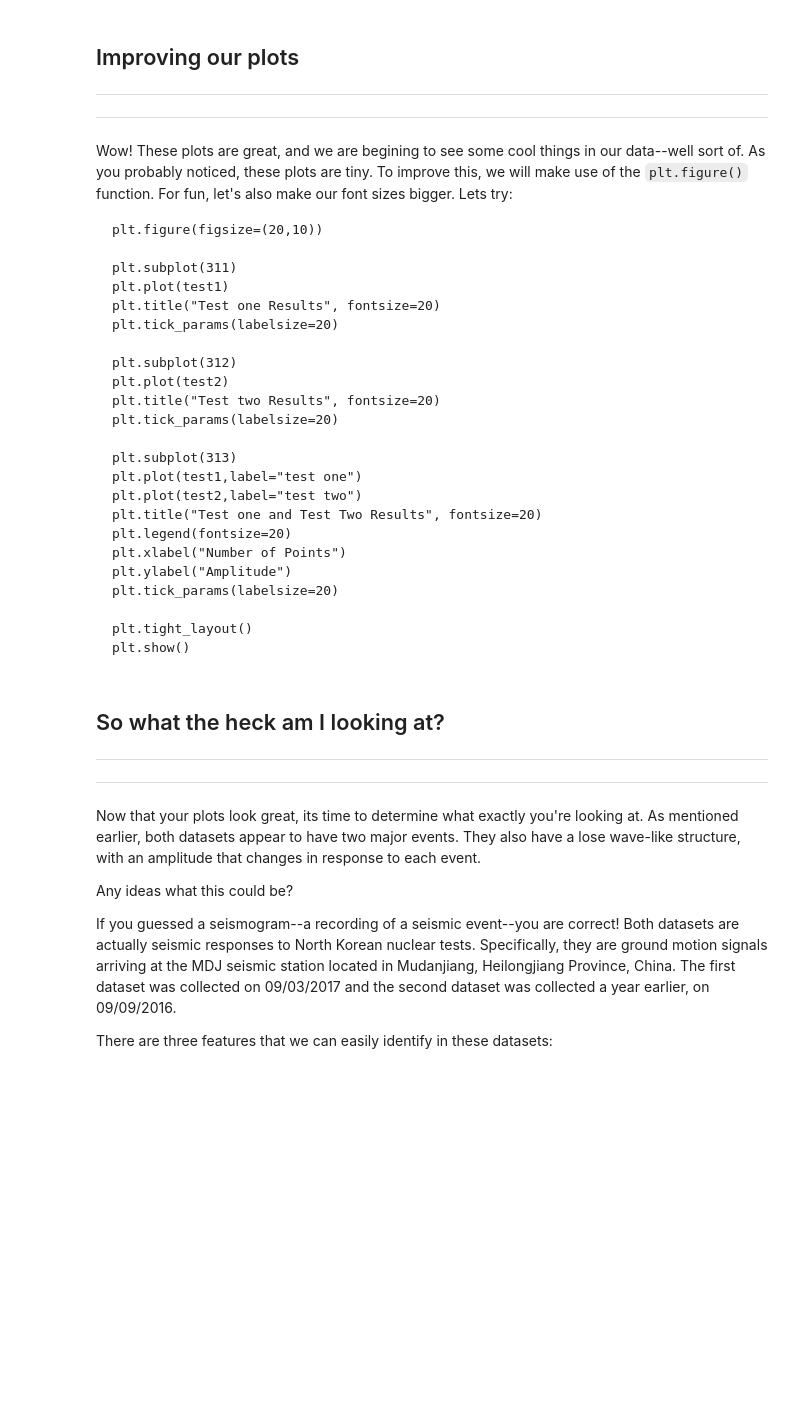
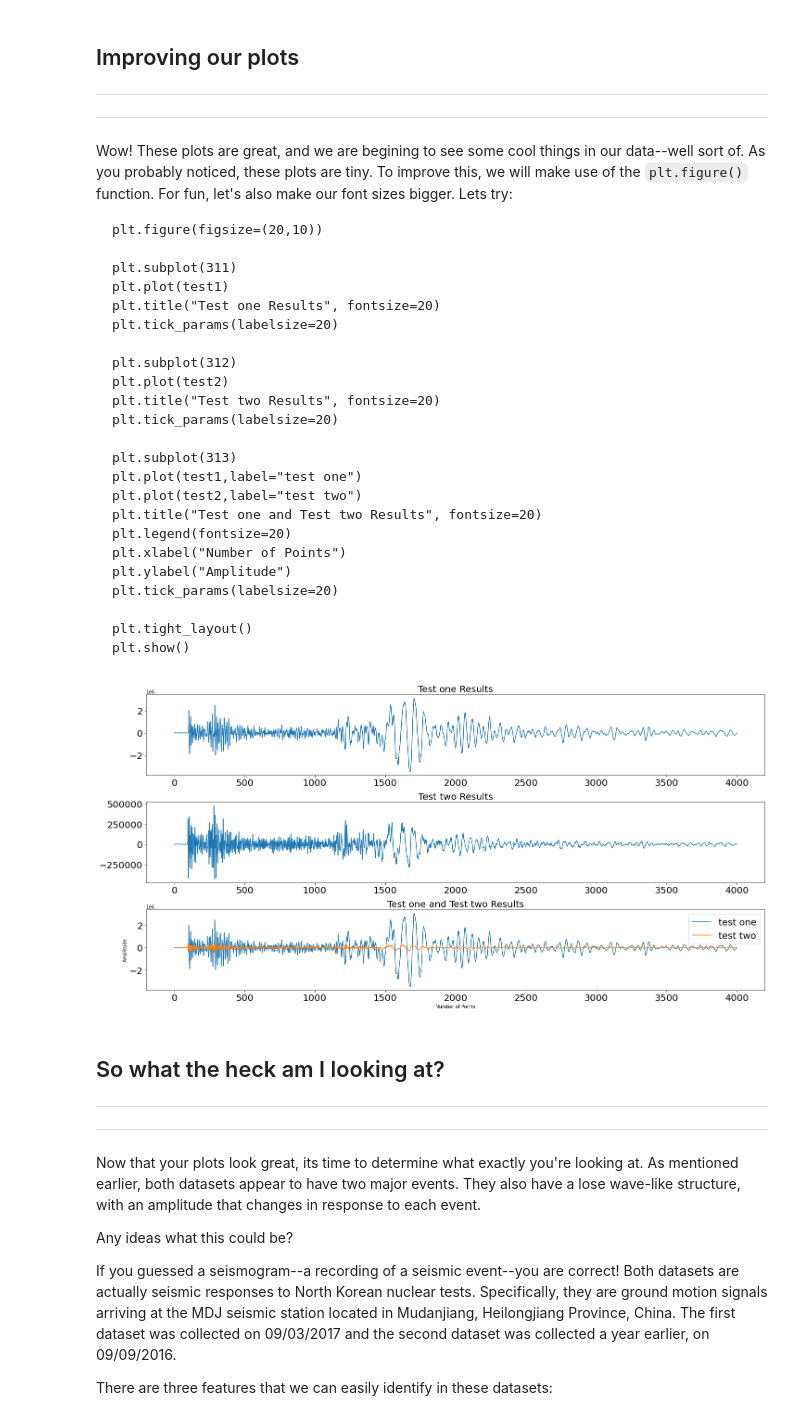
Before and after one commit to envgp/sample_jupyter_notebooks, a Jupyter notebook: Python_NumPy_and_1D_Plots.ipynb, the cells around one changed output. Cells and saved outputs as stored; diff of their text form; code cells hidden in the pictures; blank space fills up the shorter version.

```diff
--- a/Python_NumPy_and_1D_Plots.ipynb
+++ b/Python_NumPy_and_1D_Plots.ipynb
@@ -137,7 +195,7 @@ plt.tick_params(labelsize=20)
 plt.subplot(313)
 plt.plot(test1,label="test one")
 plt.plot(test2,label="test two")
-plt.title("Test one and Test Two Results", fontsize=20)
+plt.title("Test one and Test two Results", fontsize=20)
 plt.legend(fontsize=20)
 plt.xlabel("Number of Points")
 plt.ylabel("Amplitude")
@@ -151,3 +207,30 @@ plt.show()
+# %%
+##insert your code here
+plt.figure(figsize=(20,10))
+
+plt.subplot(311)
+plt.plot(test_1)
+plt.title("Test one Results", fontsize=20)
+plt.tick_params(labelsize=20)
+
+plt.subplot(312)
+plt.plot(test_2)
+plt.title("Test two Results", fontsize=20)
+plt.tick_params(labelsize=20)
+
+plt.subplot(313)
+plt.plot(test_1,label="test one")
+plt.plot(test_2,label="test two")
+plt.title("Test one and Test two Results", fontsize=20)
+plt.legend(fontsize=20)
+plt.xlabel("Number of Points")
+plt.ylabel("Amplitude")
+plt.tick_params(labelsize=20)
+
+plt.tight_layout()
+plt.show()
+# %% [output]
+[figure, added]
 # %% [markdown]
 ## So what the heck am I looking at?
 ----
```
Also changed, not shown: parts of 44 cells of this notebook.
